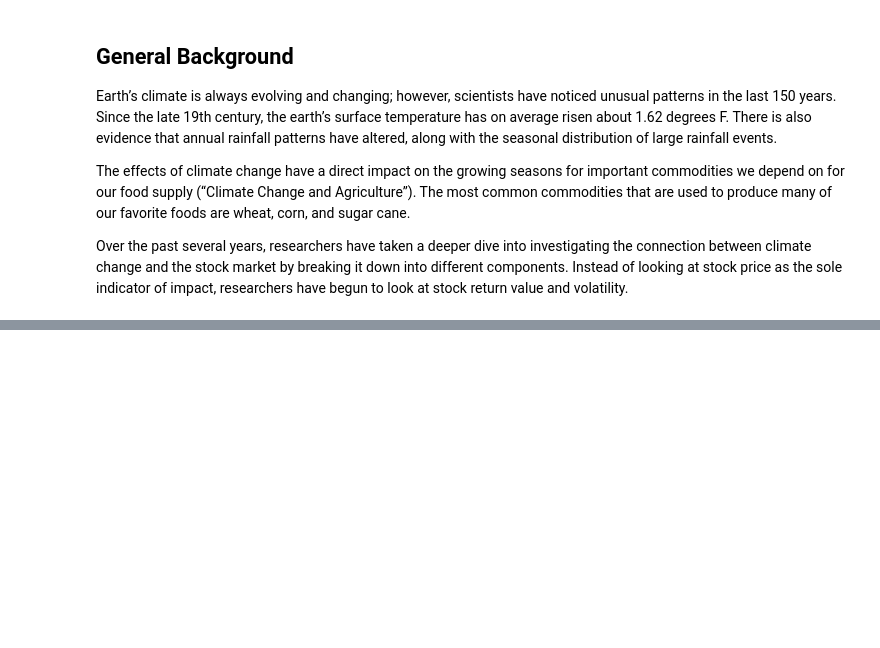
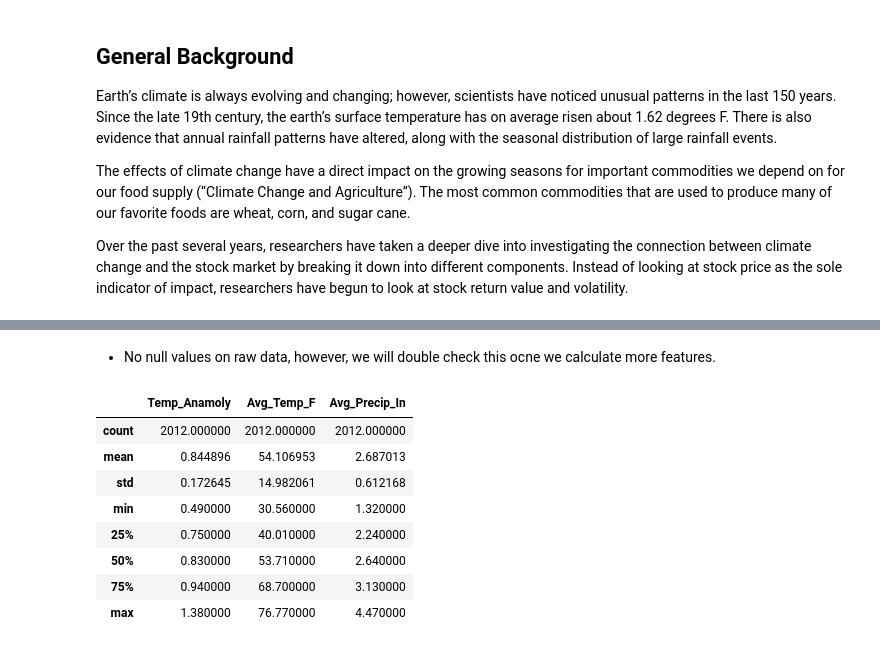
Before and after one commit to megankuscsik/Capstone-Project, a Jupyter notebook: Capstone_Data_Report.ipynb, the cells around one changed output, grey strips where cells are left out. Cells and saved outputs as stored; diff of their text form; code cells hidden in the pictures; blank space fills up the shorter version.

```diff
--- a/Capstone_Data_Report.ipynb
+++ b/Capstone_Data_Report.ipynb
@@ -111,0 +192,19 @@ The evaluation of findings will be relative to the initial analytical questions.
+# %% [markdown]
+- No null values on raw data, however, we will double check this ocne we calculate more features.
+# %%
+#break down data into climate factors and stock_Close features
+climate = data[['Temp_Anamoly','Avg_Temp_F','Avg_Precip_In']]
+stock = data [['CORN_Close','WEAT_Close','CANE_Close','HSY_Close','SJM_Close','GIS_Close','PEP_Close','CPB_Close']]
+
+#descriptive statistics
+climate.describe()
+# %% [output]
+|  | Temp_Anamoly | Avg_Temp_F | Avg_Precip_In |
+| count | 2012.000000 | 2012.000000 | 2012.000000 |
+| mean | 0.844896 | 54.106953 | 2.687013 |
+| std | 0.172645 | 14.982061 | 0.612168 |
+| min | 0.490000 | 30.560000 | 1.320000 |
+| 25% | 0.750000 | 40.010000 | 2.240000 |
+| 50% | 0.830000 | 53.710000 | 2.640000 |
+| 75% | 0.940000 | 68.700000 | 3.130000 |
+| max | 1.380000 | 76.770000 | 4.470000 |
```
Also changed, not shown: parts of 15 cells of this notebook, 1 other file.
